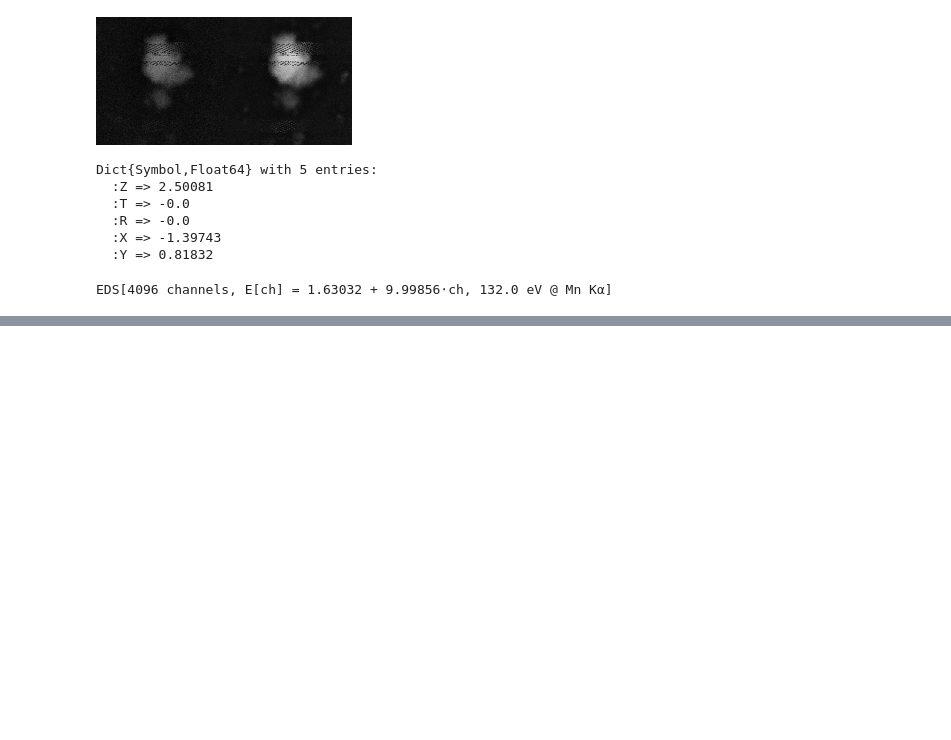
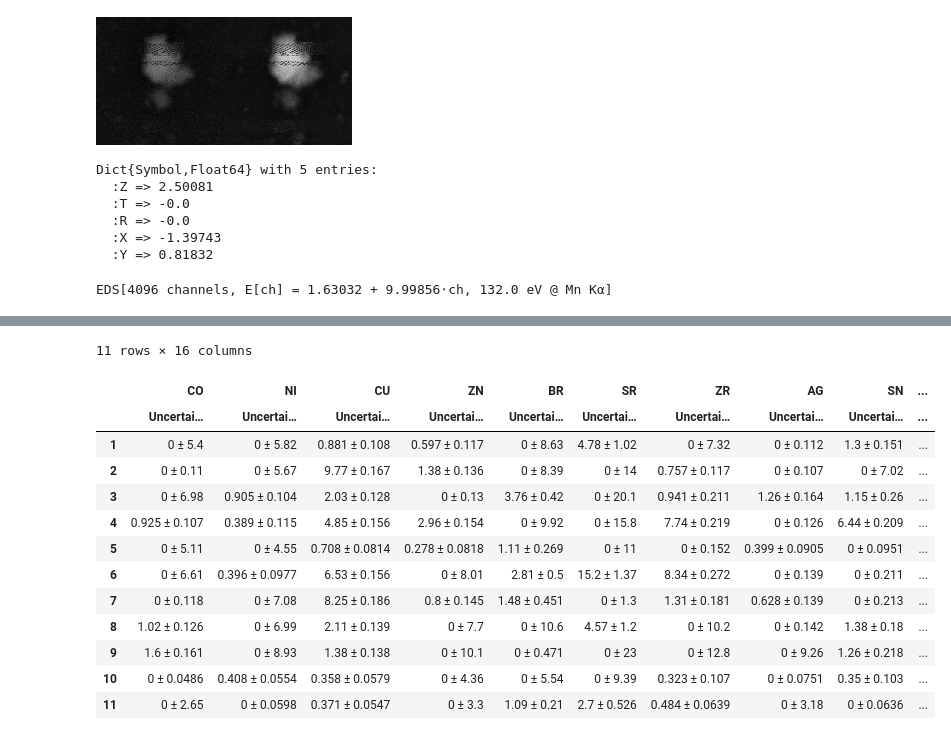
Before and after one commit to NicholasWMRitchie/NeXLNotebooks, a Jupyter notebook: NeXLSpectrum/ZepTest.ipynb, the cells around one changed output, grey strips where cells are left out. Saved outputs shown, nothing was run; the diff lists cells and outputs as text; code cells hidden in the pictures; blank space fills up the shorter version.

```diff
--- a/NeXLSpectrum/ZepTest.ipynb
+++ b/NeXLSpectrum/ZepTest.ipynb
@@ -71,0 +95,17 @@ EDS[4096 channels, E[ch] = 1.63032 + 9.99856⋅ch, 132.0 eV @ Mn Kα]
+# %%
+res2[102:112,17:end]
+# %% [output]
+11 rows × 16 columns
+|  | CO | NI | CU | ZN | BR | SR | ZR | AG | SN | ... |
+|  | Uncertai… | Uncertai… | Uncertai… | Uncertai… | Uncertai… | Uncertai… | Uncertai… | Uncertai… | Uncertai… | ... |
+| 1 | 0 ± 5.4 | 0 ± 5.82 | 0.881 ± 0.108 | 0.597 ± 0.117 | 0 ± 8.63 | 4.78 ± 1.02 | 0 ± 7.32 | 0 ± 0.112 | 1.3 ± 0.151 | ... |
+| 2 | 0 ± 0.11 | 0 ± 5.67 | 9.77 ± 0.167 | 1.38 ± 0.136 | 0 ± 8.39 | 0 ± 14 | 0.757 ± 0.117 | 0 ± 0.107 | 0 ± 7.02 | ... |
+| 3 | 0 ± 6.98 | 0.905 ± 0.104 | 2.03 ± 0.128 | 0 ± 0.13 | 3.76 ± 0.42 | 0 ± 20.1 | 0.941 ± 0.211 | 1.26 ± 0.164 | 1.15 ± 0.26 | ... |
+| 4 | 0.925 ± 0.107 | 0.389 ± 0.115 | 4.85 ± 0.156 | 2.96 ± 0.154 | 0 ± 9.92 | 0 ± 15.8 | 7.74 ± 0.219 | 0 ± 0.126 | 6.44 ± 0.209 | ... |
+| 5 | 0 ± 5.11 | 0 ± 4.55 | 0.708 ± 0.0814 | 0.278 ± 0.0818 | 1.11 ± 0.269 | 0 ± 11 | 0 ± 0.152 | 0.399 ± 0.0905 | 0 ± 0.0951 | ... |
+| 6 | 0 ± 6.61 | 0.396 ± 0.0977 | 6.53 ± 0.156 | 0 ± 8.01 | 2.81 ± 0.5 | 15.2 ± 1.37 | 8.34 ± 0.272 | 0 ± 0.139 | 0 ± 0.211 | ... |
+| 7 | 0 ± 0.118 | 0 ± 7.08 | 8.25 ± 0.186 | 0.8 ± 0.145 | 1.48 ± 0.451 | 0 ± 1.3 | 1.31 ± 0.181 | 0.628 ± 0.139 | 0 ± 0.213 | ... |
+| 8 | 1.02 ± 0.126 | 0 ± 6.99 | 2.11 ± 0.139 | 0 ± 7.7 | 0 ± 10.6 | 4.57 ± 1.2 | 0 ± 10.2 | 0 ± 0.142 | 1.38 ± 0.18 | ... |
+| 9 | 1.6 ± 0.161 | 0 ± 8.93 | 1.38 ± 0.138 | 0 ± 10.1 | 0 ± 0.471 | 0 ± 23 | 0 ± 12.8 | 0 ± 9.26 | 1.26 ± 0.218 | ... |
+| 10 | 0 ± 0.0486 | 0.408 ± 0.0554 | 0.358 ± 0.0579 | 0 ± 4.36 | 0 ± 5.54 | 0 ± 9.39 | 0.323 ± 0.107 | 0 ± 0.0751 | 0.35 ± 0.103 | ... |
+| 11 | 0 ± 2.65 | 0 ± 0.0598 | 0.371 ± 0.0547 | 0 ± 3.3 | 1.09 ± 0.21 | 2.7 ± 0.526 | 0.484 ± 0.0639 | 0 ± 3.18 | 0 ± 0.0636 | ... |
```
Also changed, not shown: parts of 7 cells of this notebook.
